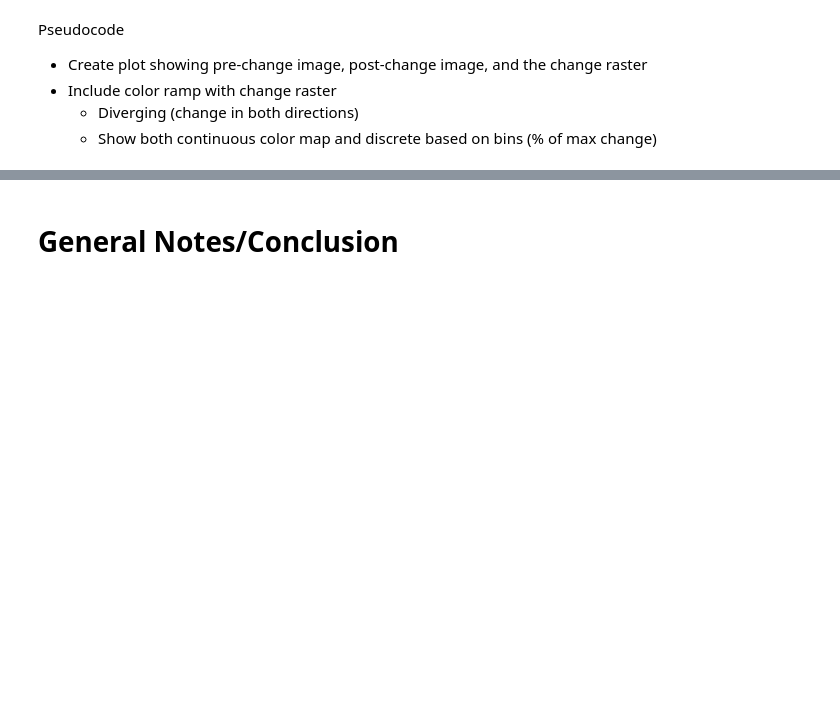
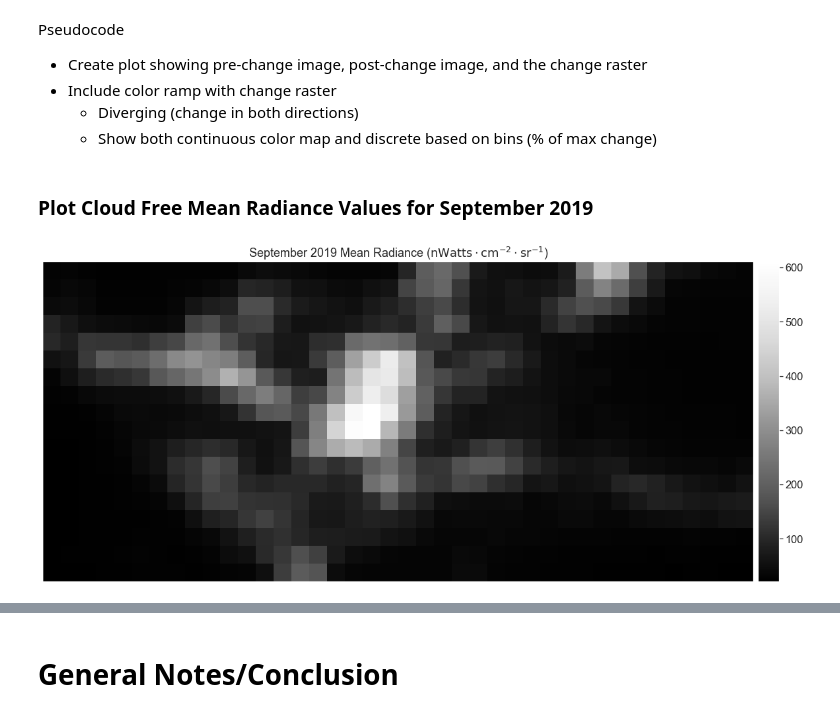
Before and after one commit to calekochenour/remote-sensing-fusion, a Jupyter notebook: 01-code-scripts/penn-state-campus-black-marble-radiance.ipynb, the cells around one changed output, grey strips where cells are left out. Cells and saved outputs as stored; diff of their text form; code cells hidden in the pictures; blank space fills up the shorter version.

```diff
--- a/01-code-scripts/penn-state-campus-black-marble-radiance.ipynb
+++ b/01-code-scripts/penn-state-campus-black-marble-radiance.ipynb
@@ -1195,0 +1263,7 @@ Pseudocode
+# %%
+# Create lists of numpy arrays from lists of dataframes
+sept_2019_rad_array_list = list(map(get_psu_array, sept_2019_rad_list))
+sept_2019_mask_array_list = list(map(get_psu_array, sept_2019_mask_list))
+# %%
+# Zip lists together to match up (tuple) radiance value array with cloud mask array
+sep_2019_zip = list(zip(sept_2019_rad_array_list, sept_2019_mask_array_list))
@@ -1195,0 +1295,3 @@ Pseudocode
+# %%
+# Create stack of numpy arrays (3d array) of cloud free data
+sep_2019_stack_cloud_free = np.stack(sep_radiance_masked_list)
@@ -1195,0 +1303,3 @@ Pseudocode
+# %%
+# Get mean value for each pixel, over all arrays (bands)
+sep_2019_cloud_free_mean = np.mean(sep_2019_stack_cloud_free, axis=0)
@@ -1209,3 +1388,25 @@ Pseudocode
 * Include color ramp with change raster
     * Diverging (change in both directions)
     * Show both continuous color map and discrete based on bins (% of max change)
+# %% [markdown]
+### Plot Cloud Free Mean Radiance Values for September 2019
+# %%
+# Create figure and axes object
+fig, ax = plt.subplots(figsize=(20, 10))
+
+# Plot radiance values
+ep.plot_bands(
+    sep_2019_cloud_free_mean,
+    title="September 2019 Mean Radiance ($\mathrm{nWatts \cdot cm^{−2} \cdot sr^{−1}}$)",
+    #cmap='Greens_r',
+    scale=False,
+    extent=psu_extent,
+    ax=ax,
+    vmax=sep_2019_cloud_free_mean.max())
+
+# Plot lat/lon (centroids)
+# psu_lat_lon_gdf.plot(ax=ax)
+
+plt.show()
+# %% [output]
+[figure, added]
```
Also changed, not shown: parts of 47 cells of this notebook.
